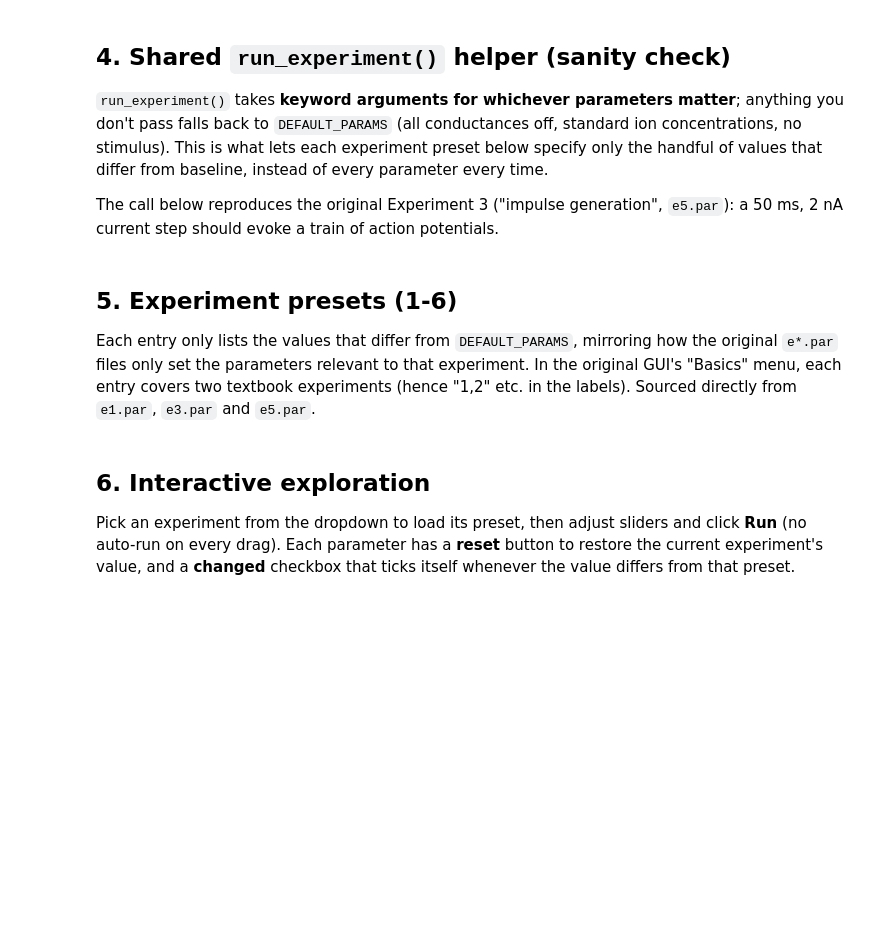
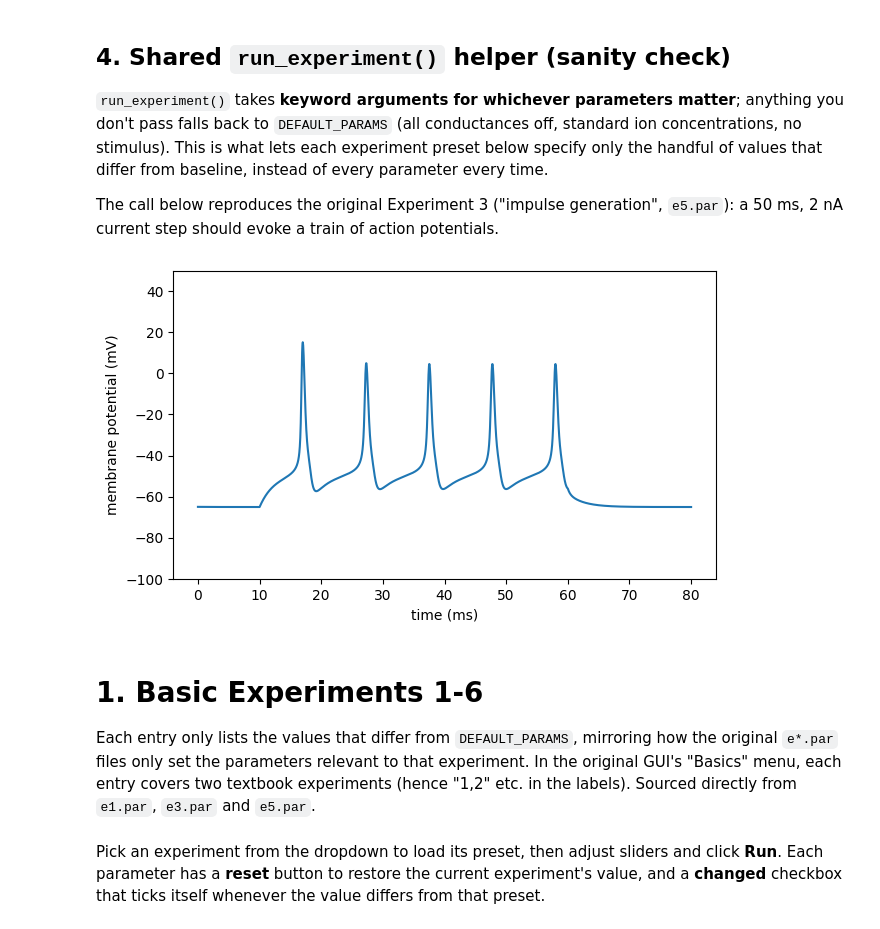
Before and after one commit to aaronbwong/NeuronSimulator, a Jupyter notebook: MyFirstNEURON_Colab.ipynb, the cells around one changed output. Cells and saved outputs as stored; diff of their text form; code cells hidden in the pictures; blank space fills up the shorter version.

```diff
--- a/MyFirstNEURON_Colab.ipynb
+++ b/MyFirstNEURON_Colab.ipynb
@@ -84,45 +106,43 @@ The call below reproduces the original Experiment 3 ("impulse generation", `e5.p
 # every conductance off, standard concentrations, no stimulus
 DEFAULT_PARAMS = dict(
     pna_leak=0.0, pk_leak=0.0,
-    gnabar_HH=0.0, gkbar_HH=0.0,
+    gnabar_HH=0.069, gkbar_HH=0.0069,
     nai=31.0, nao=145.0, ki=135.0, ko=3.1,
     stim_delay=0.0, stim_dur=0.0, stim_amp=0.0,
     v_init=-65.0, tstop=20.0,# dt=0.05,
 )
 
 def run_experiment(**overrides):
     p = {**DEFAULT_PARAMS, **overrides}
 
     soma(0.5).pna_leak = p["pna_leak"]
     soma(0.5).pk_leak = p["pk_leak"]
     soma(0.5).gnabar_HH = p["gnabar_HH"]
     soma(0.5).gkbar_HH = p["gkbar_HH"]
     soma(0.5).nai = p["nai"]
     soma(0.5).nao = p["nao"]
     soma(0.5).ki = p["ki"]
     soma(0.5).ko = p["ko"]
 
     stim.delay = p["stim_delay"]
     stim.dur = p["stim_dur"]
     stim.amp = p["stim_amp"]
 
     h.tstop = p["tstop"]
     h.v_init = p["v_init"]
     # h.dt = p["dt"]
     h.run()
 
     fig, ax = plt.subplots(figsize=(7, 4))
     ax.plot(t_vec, v_vec)
     ax.set_xlabel("time (ms)")
     ax.set_ylabel("membrane potential (mV)")
     ax.set_ylim(-100, 50)
     plt.show()
-
-# Experiment 3: impulse generation (only the non-default values need to be passed)
-run_experiment(pna_leak=2.07e-7, pk_leak=3.45e-6, gnabar_HH=0.069, gkbar_HH=0.0069,
-               stim_delay=10, stim_dur=50, stim_amp=2, tstop=80)
+# %% [output]
+[figure, added]
 # %% [markdown]
-## 5. Experiment presets (1-6)
+# 1. Basic Experiments 1-6
 
 Each entry only lists the values that differ from `DEFAULT_PARAMS`, mirroring how the original
 `e*.par` files only set the parameters relevant to that experiment. In the original GUI's
@@ -155,8 +151 @@ for _name, _params in EXPERIMENTS.items():
-# %% [markdown]
-## 6. Interactive exploration
-
-Pick an experiment from the dropdown to load its preset, then adjust sliders and click **Run**
-(no auto-run on every drag). Each parameter has a **reset** button to restore the current
-experiment's value, and a **changed** checkbox that ticks itself whenever the value differs
-from that preset.
 # %%
@@ -257,0 +269,4 @@ _on_run(None)  # show a default run immediately, without waiting for a click
+# %% [markdown]
+Pick an experiment from the dropdown to load its preset, then adjust sliders and click **Run**. Each parameter has a **reset** button to restore the current
+experiment's value, and a **changed** checkbox that ticks itself whenever the value differs
+from that preset.
```
Also changed, not shown: parts of 6 cells of this notebook.
